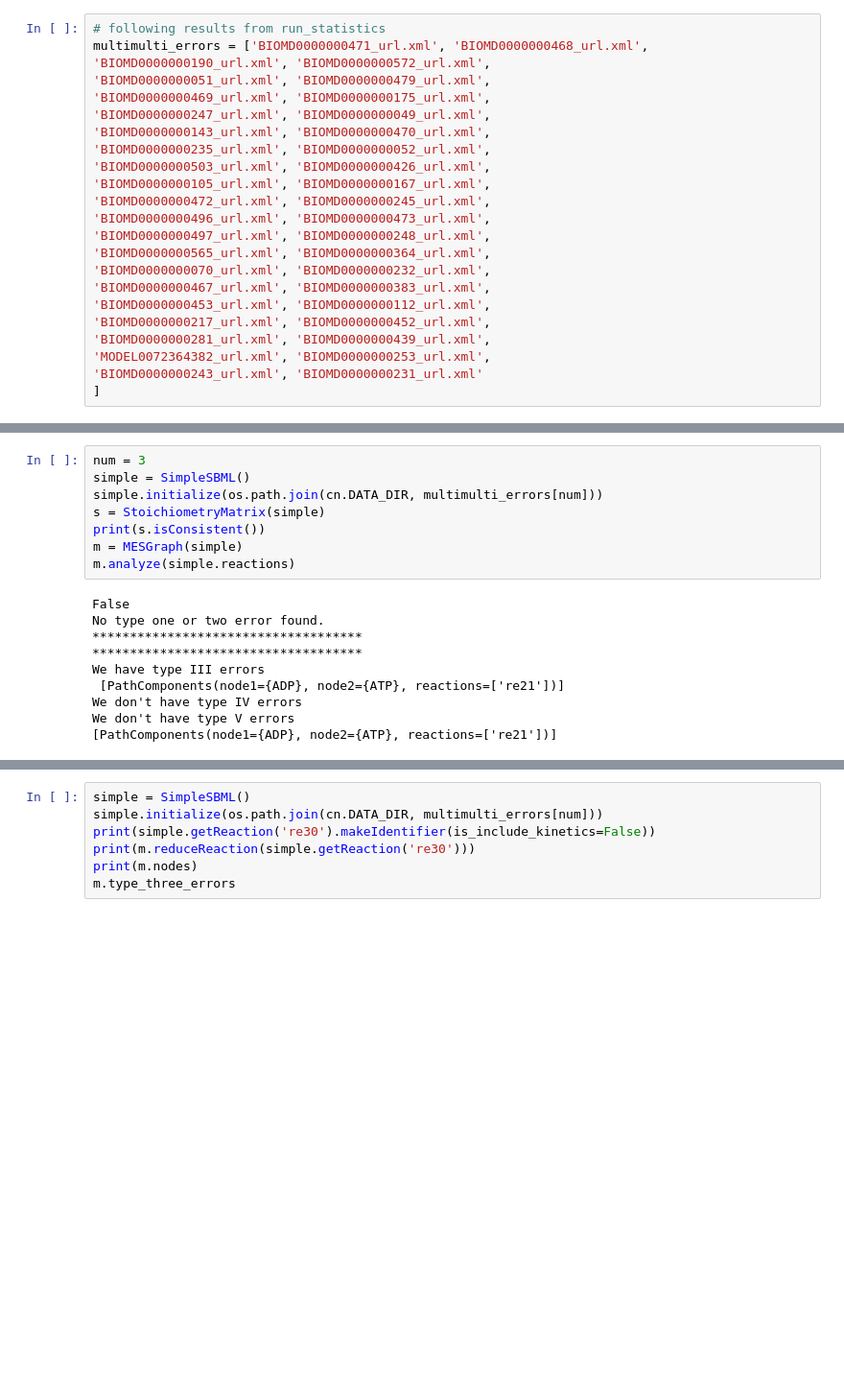
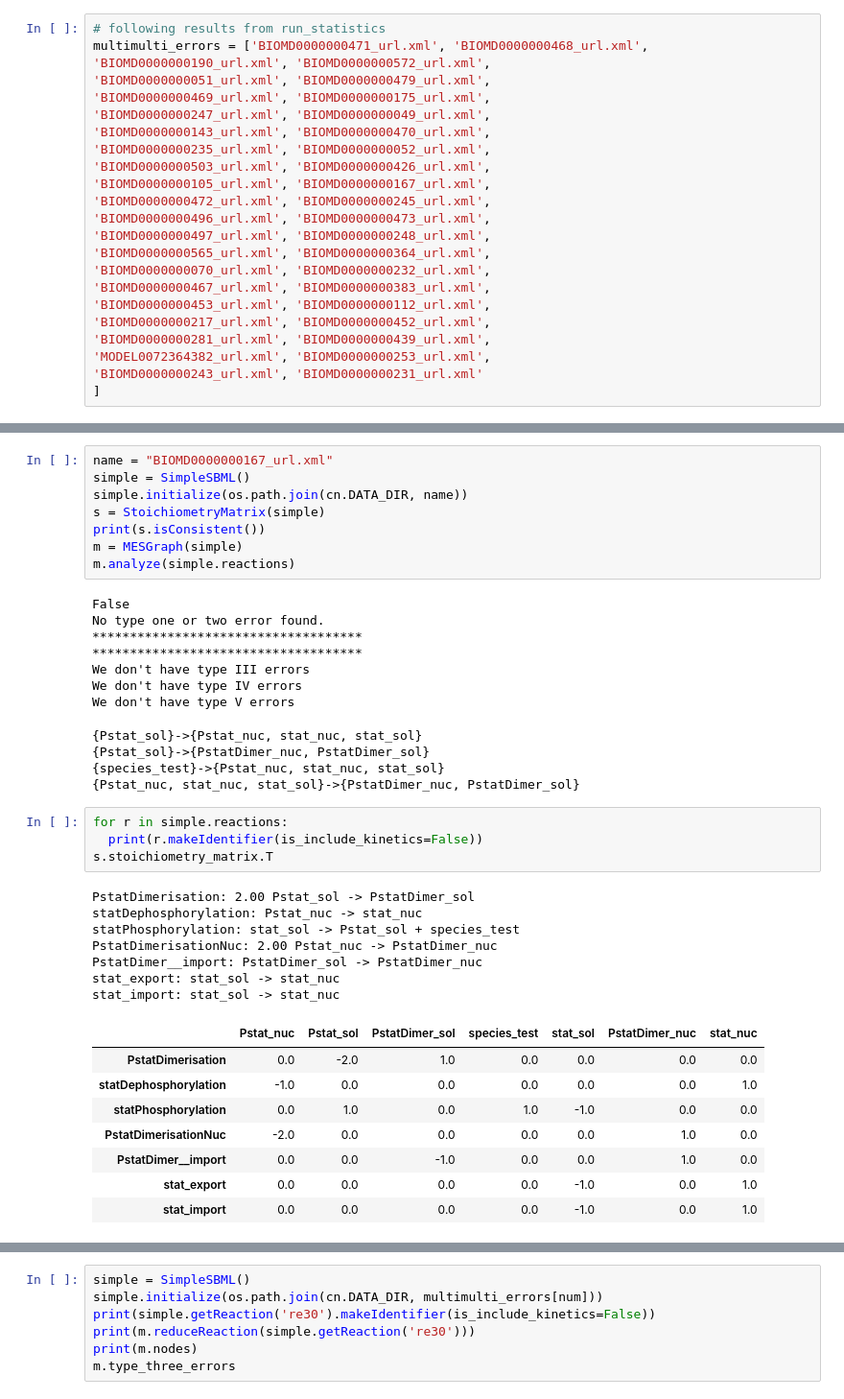
Before and after one commit to ModelEngineering/SBMLLint, a Jupyter notebook: notebook/construct_multimulti.ipynb, the cells around one changed output, grey strips where cells are left out. Shown at 96% size. Cells and saved outputs as stored; diff of their text form; blank space fills up the shorter version.

Commit message:
found some edge cases, such as BIOMD0000000167_url.xml

```diff
--- a/notebook/construct_multimulti.ipynb
+++ b/notebook/construct_multimulti.ipynb
@@ -33,7 +104,7 @@ multimulti_errors = ['BIOMD0000000471_url.xml', 'BIOMD0000000468_url.xml',
 # %%
-num = 3
+name = "BIOMD0000000167_url.xml"
 simple = SimpleSBML()
-simple.initialize(os.path.join(cn.DATA_DIR, multimulti_errors[num]))
+simple.initialize(os.path.join(cn.DATA_DIR, name))
 s = StoichiometryMatrix(simple)
 print(s.isConsistent())
 m = MESGraph(simple)
@@ -43,8 +114,30 @@ False
 No type one or two error found.
 ************************************
 ************************************
-We have type III errors
- [PathComponents(node1={ADP}, node2={ATP}, reactions=['re21'])]
+We don't have type III errors
 We don't have type IV errors
 We don't have type V errors
-[PathComponents(node1={ADP}, node2={ATP}, reactions=['re21'])]
+{Pstat_sol}->{Pstat_nuc, stat_nuc, stat_sol}
+{Pstat_sol}->{PstatDimer_nuc, PstatDimer_sol}
+{species_test}->{Pstat_nuc, stat_nuc, stat_sol}
+{Pstat_nuc, stat_nuc, stat_sol}->{PstatDimer_nuc, PstatDimer_sol}
+# %%
+for r in simple.reactions:
+  print(r.makeIdentifier(is_include_kinetics=False))
+s.stoichiometry_matrix.T
+# %% [output]
+PstatDimerisation: 2.00 Pstat_sol -> PstatDimer_sol
+statDephosphorylation: Pstat_nuc -> stat_nuc
+statPhosphorylation: stat_sol -> Pstat_sol + species_test
+PstatDimerisationNuc: 2.00 Pstat_nuc -> PstatDimer_nuc
+PstatDimer__import: PstatDimer_sol -> PstatDimer_nuc
+stat_export: stat_sol -> stat_nuc
+stat_import: stat_sol -> stat_nuc
+|  | Pstat_nuc | Pstat_sol | PstatDimer_sol | species_test | stat_sol | PstatDimer_nuc | stat_nuc |
+| PstatDimerisation | 0.0 | -2.0 | 1.0 | 0.0 | 0.0 | 0.0 | 0.0 |
+| statDephosphorylation | -1.0 | 0.0 | 0.0 | 0.0 | 0.0 | 0.0 | 1.0 |
+| statPhosphorylation | 0.0 | 1.0 | 0.0 | 1.0 | -1.0 | 0.0 | 0.0 |
+| PstatDimerisationNuc | -2.0 | 0.0 | 0.0 | 0.0 | 0.0 | 1.0 | 0.0 |
+| PstatDimer__import | 0.0 | 0.0 | -1.0 | 0.0 | 0.0 | 1.0 | 0.0 |
+| stat_export | 0.0 | 0.0 | 0.0 | 0.0 | -1.0 | 0.0 | 1.0 |
+| stat_import | 0.0 | 0.0 | 0.0 | 0.0 | -1.0 | 0.0 | 1.0 |
```
Also changed, not shown: parts of 6 cells of this notebook, 1 other file.
